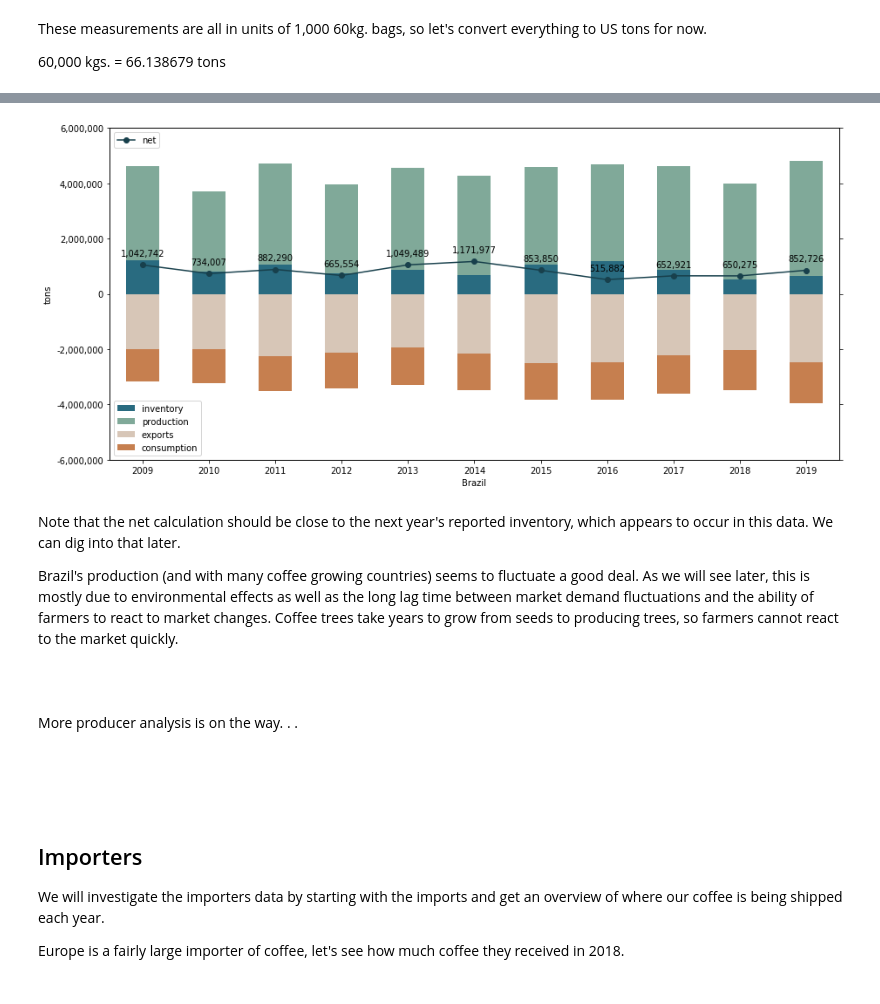
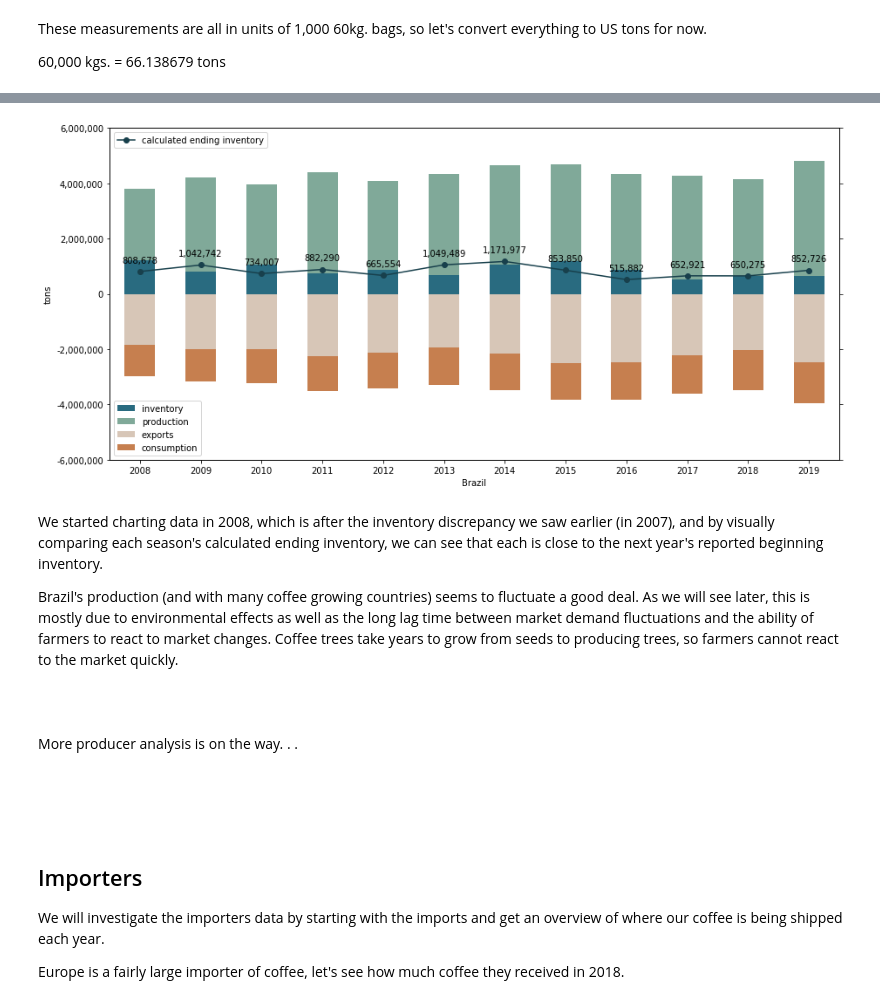
Before and after one commit to seanbhart/coffee, a Jupyter notebook: notebooks/coffee.ipynb, the cells around one changed output, grey strips where cells are left out. Saved outputs shown, nothing was run; the diff lists cells and outputs as text; code cells hidden in the pictures.

```diff
--- a/notebooks/coffee.ipynb
+++ b/notebooks/coffee.ipynb
@@ -101,0 +193,35 @@ Brazil leads production around the world, so we will dig in to their production
+# %%
+df = pd.read_sql("""SELECT CONCAT(l.title,'-',inv.year) AS location, (inv.value - (s3.inventory + s3.production + s3.exports + s3.consumption)) * 66.138679 AS "reported start inventory - calculated start inventory"
+FROM location l
+INNER JOIN
+    (
+        SELECT c.location_id, c.year, s2.inventory, s2.production, s2.exports,
+            CASE
+                WHEN c.value > 0 THEN c.value * -1
+            END AS consumption
+        FROM seasonal_consumption c
+        INNER JOIN
+            (
+                SELECT i.location_id, i.year, i.value as inventory, s1.production, s1.exports
+                FROM seasonal_inventory i
+                INNER JOIN
+                    (
+                        SELECT p.location_id, p.year, p.value AS production,
+                            CASE
+                                WHEN e.value > 0 THEN e.value * -1
+                            END AS exports
+                        FROM seasonal_production p
+                        INNER JOIN seasonal_exports e ON p.location_id=e.location_id AND p.year=e.year
+                    ) AS s1
+                ON s1.location_id=i.location_id AND i.year=s1.year
+            ) AS s2
+        ON s2.location_id=c.location_id AND c.year=s2.year
+    ) AS s3
+ON s3.location_id=l.id
+INNER JOIN seasonal_inventory inv ON inv.location_id=s3.location_id AND inv.year=s3.year+1
+WHERE ((inv.value - (s3.inventory + s3.production + s3.exports + s3.consumption))>400 OR (inv.value - (s3.inventory + s3.production + s3.exports + s3.consumption))<-400)
+ORDER BY l.title ASC, inv.year ASC;""",conn)
+b = df.plot.bar(figsize=(16,5), color=colors_exporters[0])
+b.set_yticklabels([f'{x:,.0f}' for x in b.get_yticks()])
+b.set_xticklabels(df['location'].tolist(), rotation=90)
+l = b.set_ylabel("tons")
@@ -102,5 +236,5 @@ Brazil leads production around the world, so we will dig in to their production
 # %%
-df = pd.read_sql("""SELECT l.title, s3.year, pinv.value * 66.138679 AS inventory, s3.production * 66.138679 AS production, s3.exports * 66.138679 AS exports, s3.consumption * 66.138679 AS consumption, (s3.inventory + s3.production + s3.exports + s3.consumption) * 66.138679 AS net
+df = pd.read_sql("""SELECT l.title, s3.year, s3.inventory * 66.138679 AS inventory, s3.production * 66.138679 AS production, s3.exports * 66.138679 AS exports, s3.consumption * 66.138679 AS consumption, (s3.inventory + s3.production + s3.exports + s3.consumption) * 66.138679 AS "calculated ending inventory"
 FROM location l
 INNER JOIN
     (
@@ -119,40 +253,39 @@ INNER JOIN
                             CASE
                                 WHEN e.value > 0 THEN e.value * -1
                             END AS exports
                         FROM seasonal_production p
                         INNER JOIN seasonal_exports e ON p.location_id=e.location_id AND p.year=e.year
                     ) AS s1
                 ON s1.location_id=i.location_id AND i.year=s1.year
             ) AS s2
         ON s2.location_id=c.location_id AND c.year=s2.year
     ) AS s3
 ON s3.location_id=l.id
-INNER JOIN seasonal_inventory pinv ON pinv.location_id=s3.location_id AND pinv.year=s3.year-1
-WHERE l.title='Brazil' AND s3.year>2008
+WHERE l.title='Brazil' AND s3.year>2007
 ORDER BY s3.year ASC;""",conn)
 b1=df.loc[:,['inventory','production','exports','consumption']].plot.bar(stacked=True, color=colors_exporters, figsize=(15,7))
 b1.set_xticklabels(df['year'].tolist(), rotation=0)
 b1.set_yticklabels([f'{x:,.0f}' for x in b1.get_yticks()])
 b1.set_ylim([min(b1.get_yticks()),max(b1.get_yticks())])
 b1.legend(loc='lower left')
 b1.set_ylabel("tons")
 b1.set_xlabel("Brazil")
 l1 = b1.twinx()
 l1.set_yticklabels([])
 l1.set_ylim([min(b1.get_yticks()),max(b1.get_yticks())])
-l1.plot(b1.get_xticks(), df['net'], label='net', marker='o', color=colors_exporters[4])
+l1.plot(b1.get_xticks(), df['calculated ending inventory'], label='calculated ending inventory', marker='o', color=colors_exporters[4])
 l1.legend(loc='upper left')
-for i,x in enumerate(df['net']):
+for i,x in enumerate(df['calculated ending inventory']):
     label = f'{x:,.0f}'
     l1.annotate(label,
                 (i,x),
                 textcoords="offset points", # how to position the text
                 xytext=(0,10), # distance from text to points (x,y)
                 ha='center') # horizontal alignment can be left, right or center
 # %% [output]
-[figure, old version]
+[figure, new version]
 # %% [markdown]
-Note that the net calculation should be close to the next year's reported inventory, which appears to occur in this data.  We can dig into that later.
+We started charting data in 2008, which is after the inventory discrepancy we saw earlier (in 2007), and by visually comparing each season's calculated ending inventory, we can see that each is close to the next year's reported beginning inventory.
 
 Brazil's production (and with many coffee growing countries) seems to fluctuate a good deal.  As we will see later, this is mostly due to environmental effects as well as the long lag time between market demand fluctuations and the ability of farmers to react to market changes.  Coffee trees take years to grow from seeds to producing trees, so farmers cannot react to the market quickly.
 <br>
```
Also changed, not shown: parts of 22 cells of this notebook, 1 other file.
